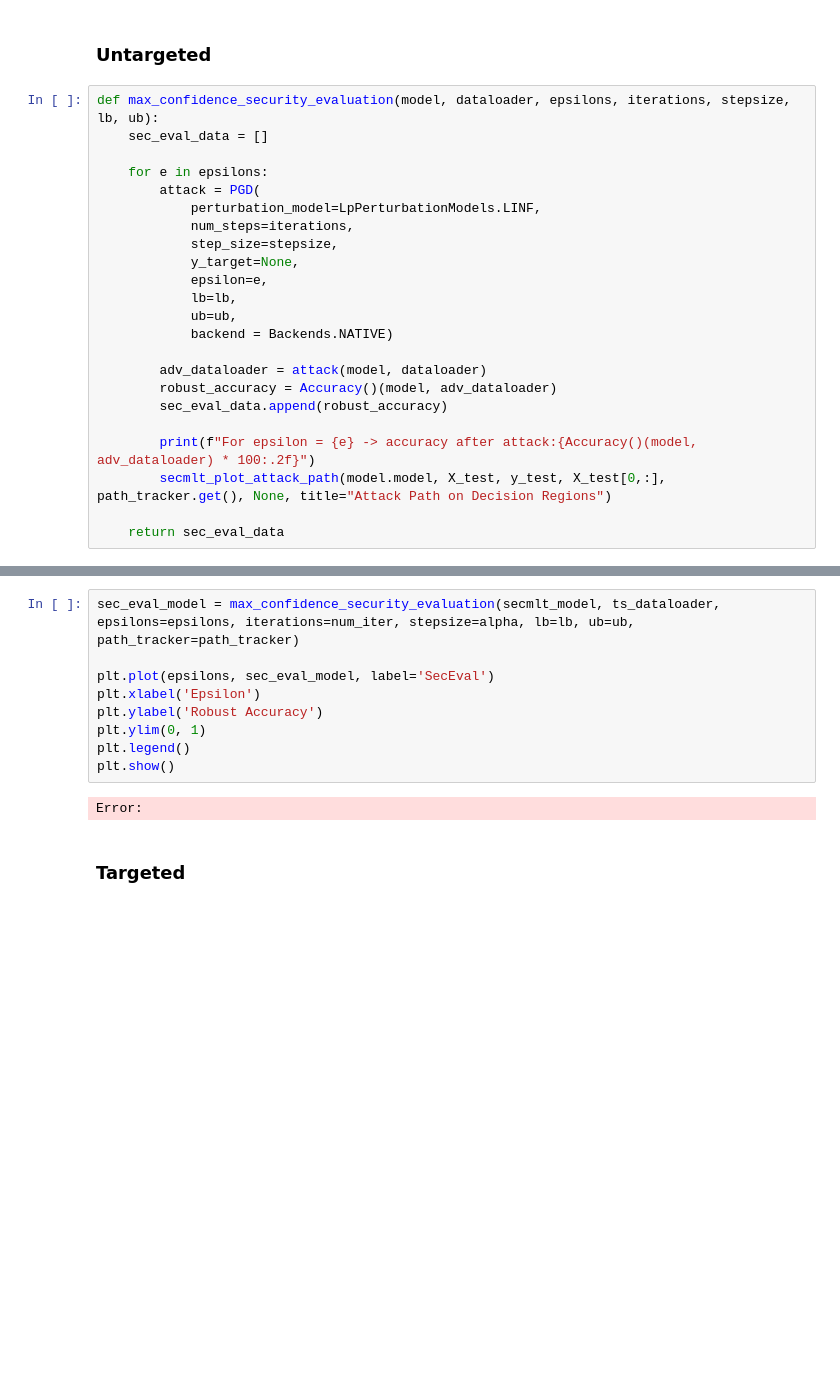
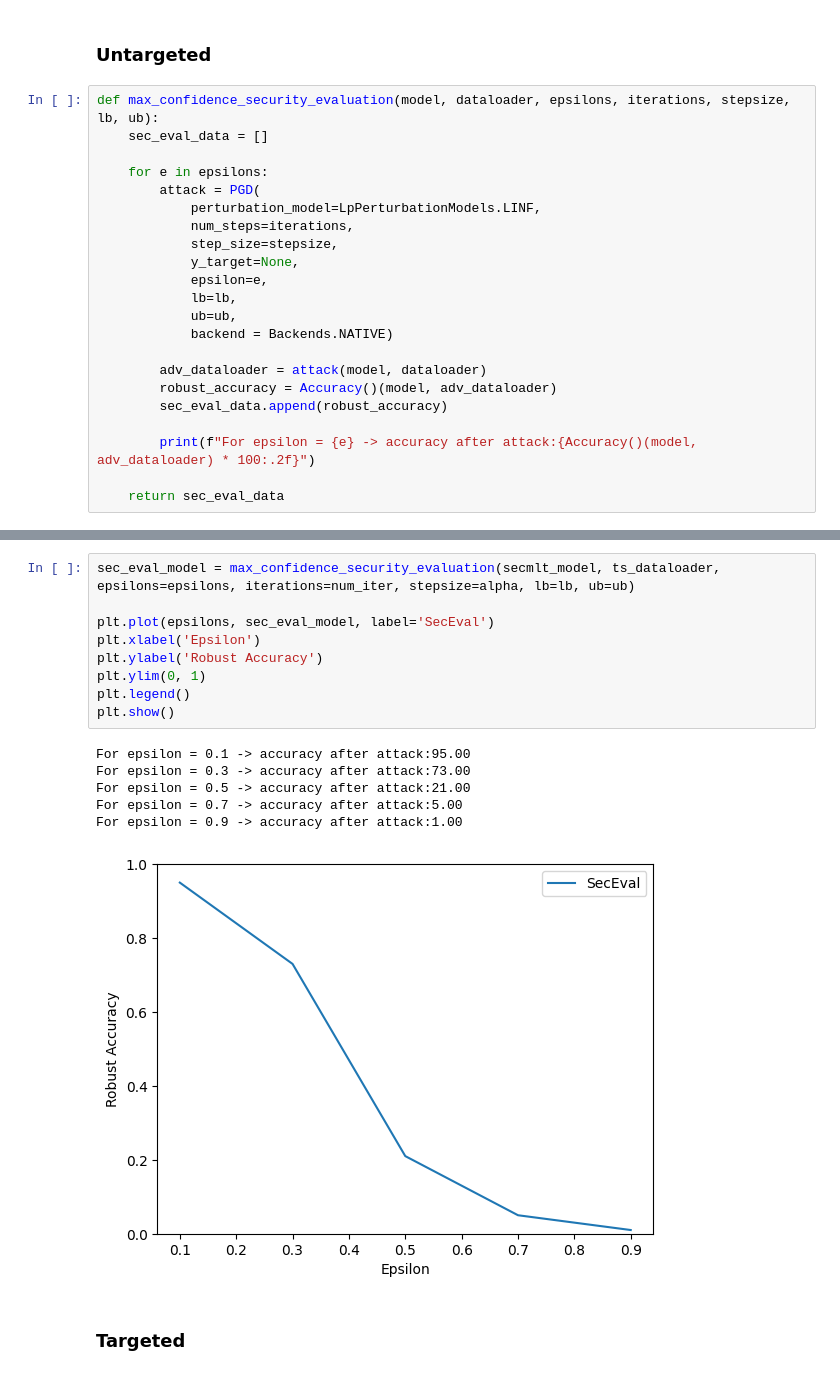
Before and after one commit to girofex/Trustworthy-AI-laboratories, a Jupyter notebook: exam_questions/Minimum-norm and maximum-confidence evaluation.ipynb, the cells around one changed output, grey strips where cells are left out. Cells and saved outputs as stored; diff of their text form; blank space fills up the shorter version.

```diff
--- a/exam_questions/Minimum-norm and maximum-confidence evaluation.ipynb
+++ b/exam_questions/Minimum-norm and maximum-confidence evaluation.ipynb
@@ -374,6 +357,5 @@ def max_confidence_security_evaluation(model, dataloader, epsilons, iterations,
         sec_eval_data.append(robust_accuracy)
 
         print(f"For epsilon = {e} -> accuracy after attack:{Accuracy()(model, adv_dataloader) * 100:.2f}")
-        secmlt_plot_attack_path(model.model, X_test, y_test, X_test[0,:], path_tracker.get(), None, title="Attack Path on Decision Regions")
 
     return sec_eval_data
@@ -385,13 +362,18 @@ Error:
 # %%
-sec_eval_model = max_confidence_security_evaluation(secmlt_model, ts_dataloader, epsilons=epsilons, iterations=num_iter, stepsize=alpha, lb=lb, ub=ub, path_tracker=path_tracker)
+sec_eval_model = max_confidence_security_evaluation(secmlt_model, ts_dataloader, epsilons=epsilons, iterations=num_iter, stepsize=alpha, lb=lb, ub=ub)
 
 plt.plot(epsilons, sec_eval_model, label='SecEval')
 plt.xlabel('Epsilon')
 plt.ylabel('Robust Accuracy')
 plt.ylim(0, 1)
 plt.legend()
 plt.show()
 # %% [output]
-Error:
+For epsilon = 0.1 -> accuracy after attack:95.00
+For epsilon = 0.3 -> accuracy after attack:73.00
+For epsilon = 0.5 -> accuracy after attack:21.00
+For epsilon = 0.7 -> accuracy after attack:5.00
+For epsilon = 0.9 -> accuracy after attack:1.00
+[figure, added]
 # %% [markdown]
 ### Targeted
```
Also changed, not shown: parts of 11 cells of this notebook, 2 other files.
